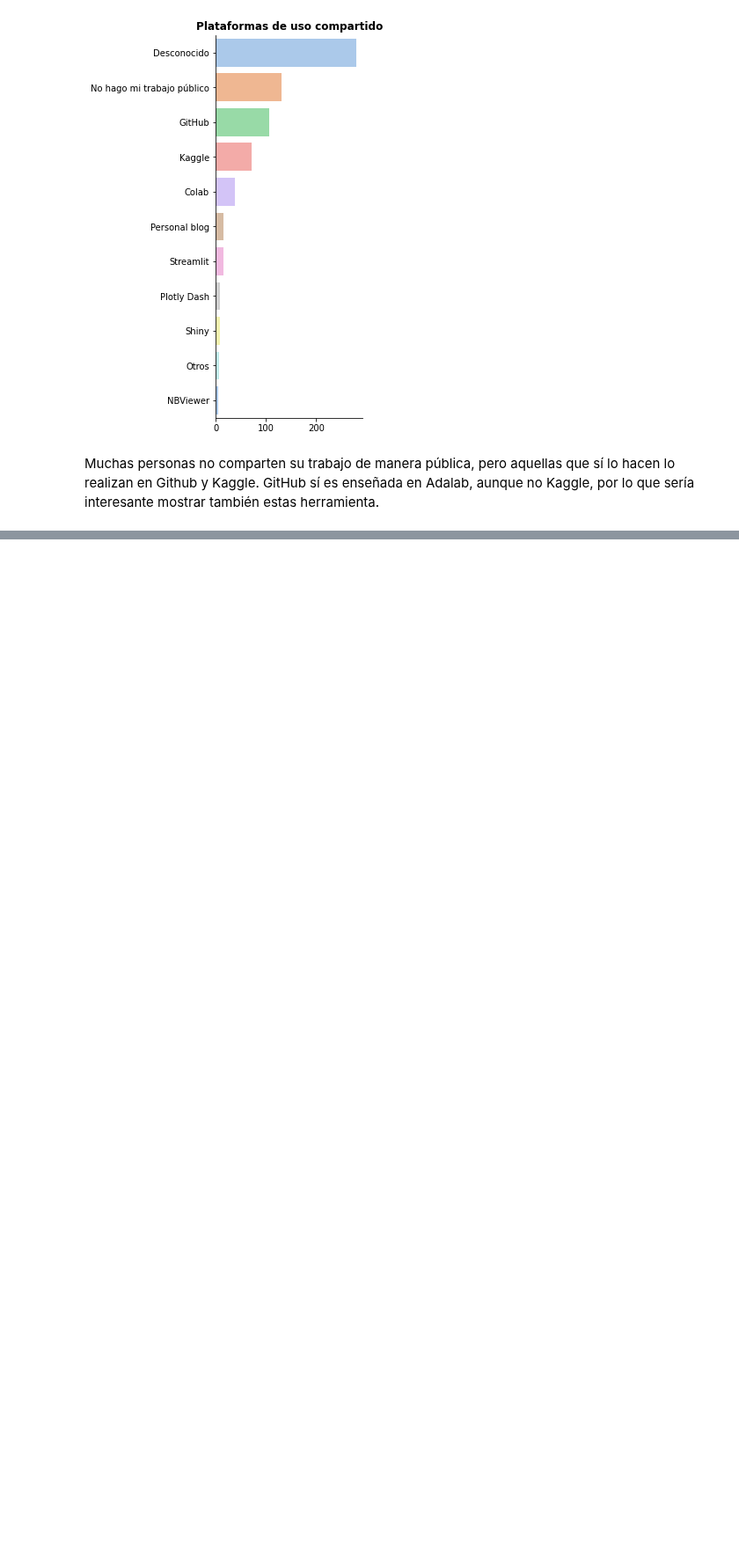
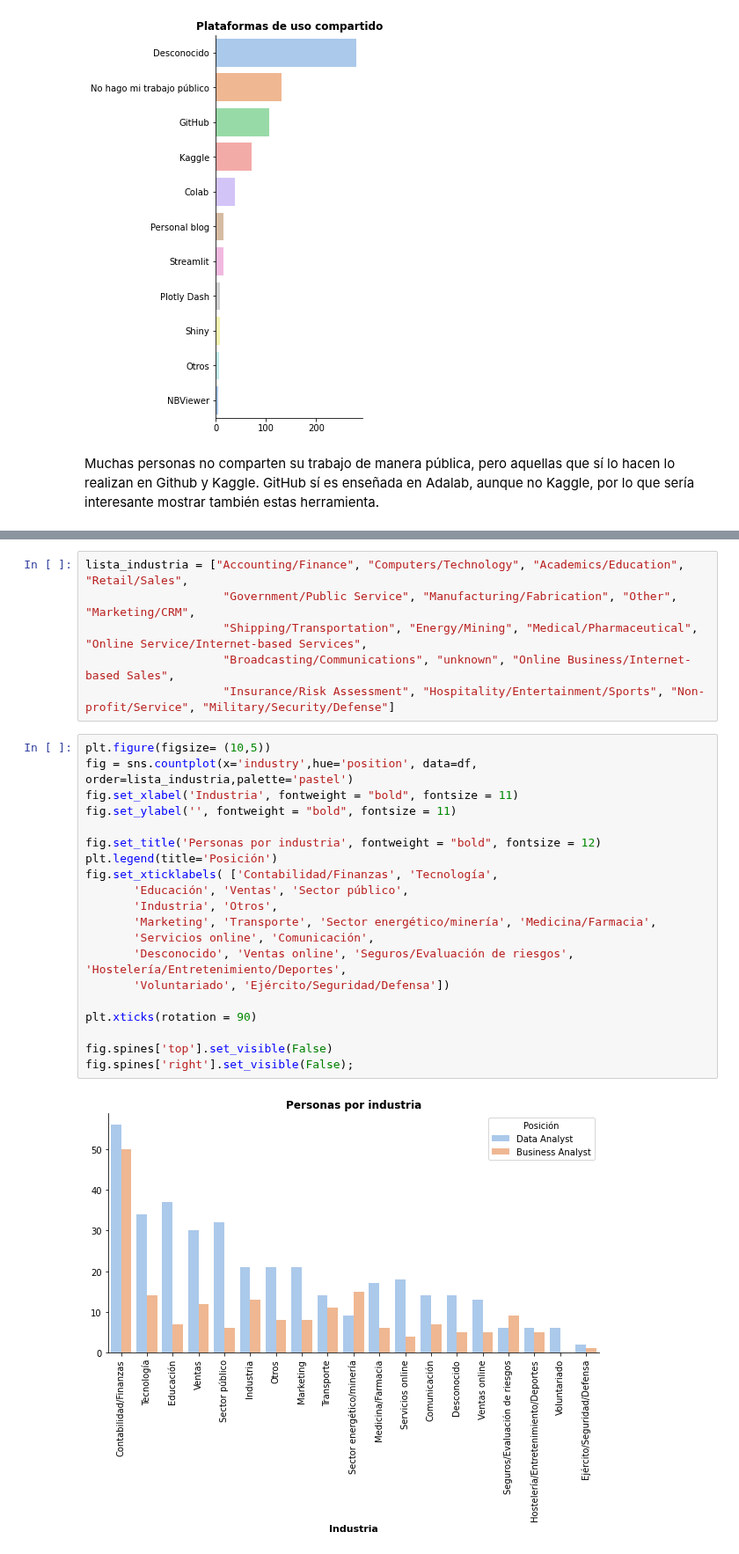
Before and after one commit to MonicaSL110/proyecto-transformacion-digital, a Jupyter notebook: preguntas_graficas.ipynb, the cells around one changed output, grey strips where cells are left out. Shown at 88% size. Drawn from its saved outputs; the diff is of its cells as text; blank space fills up the shorter version.

```diff
--- a/preguntas_graficas.ipynb
+++ b/preguntas_graficas.ipynb
@@ -472,0 +500,28 @@ Muchas personas no comparten su trabajo de manera pública, pero aquellas que s
+# %%
+lista_industria = ["Accounting/Finance", "Computers/Technology", "Academics/Education", "Retail/Sales",
+                    "Government/Public Service", "Manufacturing/Fabrication", "Other", "Marketing/CRM",
+                    "Shipping/Transportation", "Energy/Mining", "Medical/Pharmaceutical", "Online Service/Internet-based Services",
+                    "Broadcasting/Communications", "unknown", "Online Business/Internet-based Sales",
+                    "Insurance/Risk Assessment", "Hospitality/Entertainment/Sports", "Non-profit/Service", "Military/Security/Defense"]
+# %%
+plt.figure(figsize= (10,5))
+fig = sns.countplot(x='industry',hue='position', data=df, order=lista_industria,palette='pastel')
+fig.set_xlabel('Industria', fontweight = "bold", fontsize = 11)
+fig.set_ylabel('', fontweight = "bold", fontsize = 11)
+
+fig.set_title('Personas por industria', fontweight = "bold", fontsize = 12)
+plt.legend(title='Posición')
+fig.set_xticklabels( ['Contabilidad/Finanzas', 'Tecnología',
+       'Educación', 'Ventas', 'Sector público',
+       'Industria', 'Otros',
+       'Marketing', 'Transporte', 'Sector energético/minería', 'Medicina/Farmacia',
+       'Servicios online', 'Comunicación',
+       'Desconocido', 'Ventas online', 'Seguros/Evaluación de riesgos', 'Hostelería/Entretenimiento/Deportes',
+       'Voluntariado', 'Ejército/Seguridad/Defensa'])
+
+plt.xticks(rotation = 90)
+
+fig.spines['top'].set_visible(False)
+fig.spines['right'].set_visible(False);
+# %% [output]
+[figure, added]
```
Also changed, not shown: parts of 8 cells of this notebook, 1 other file.
